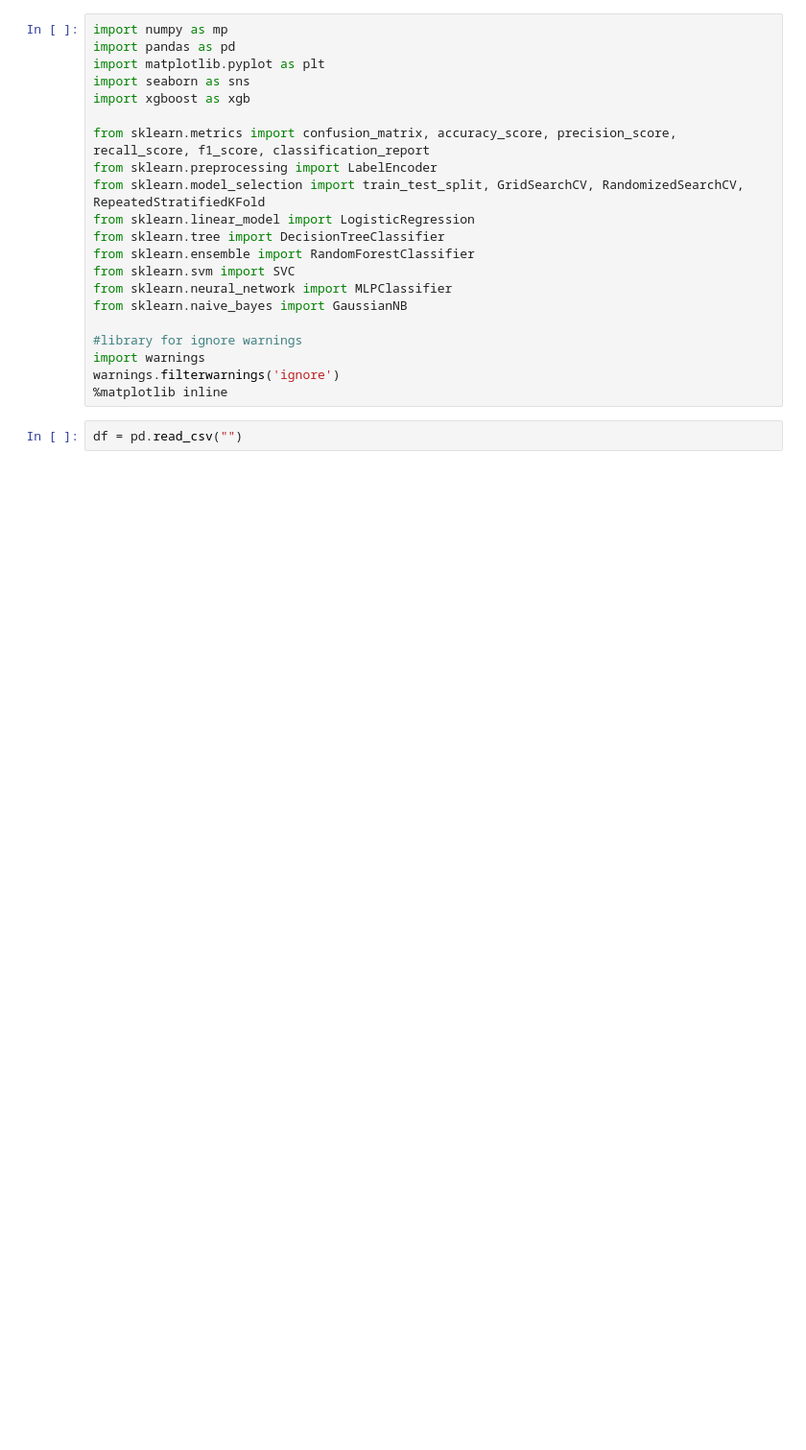
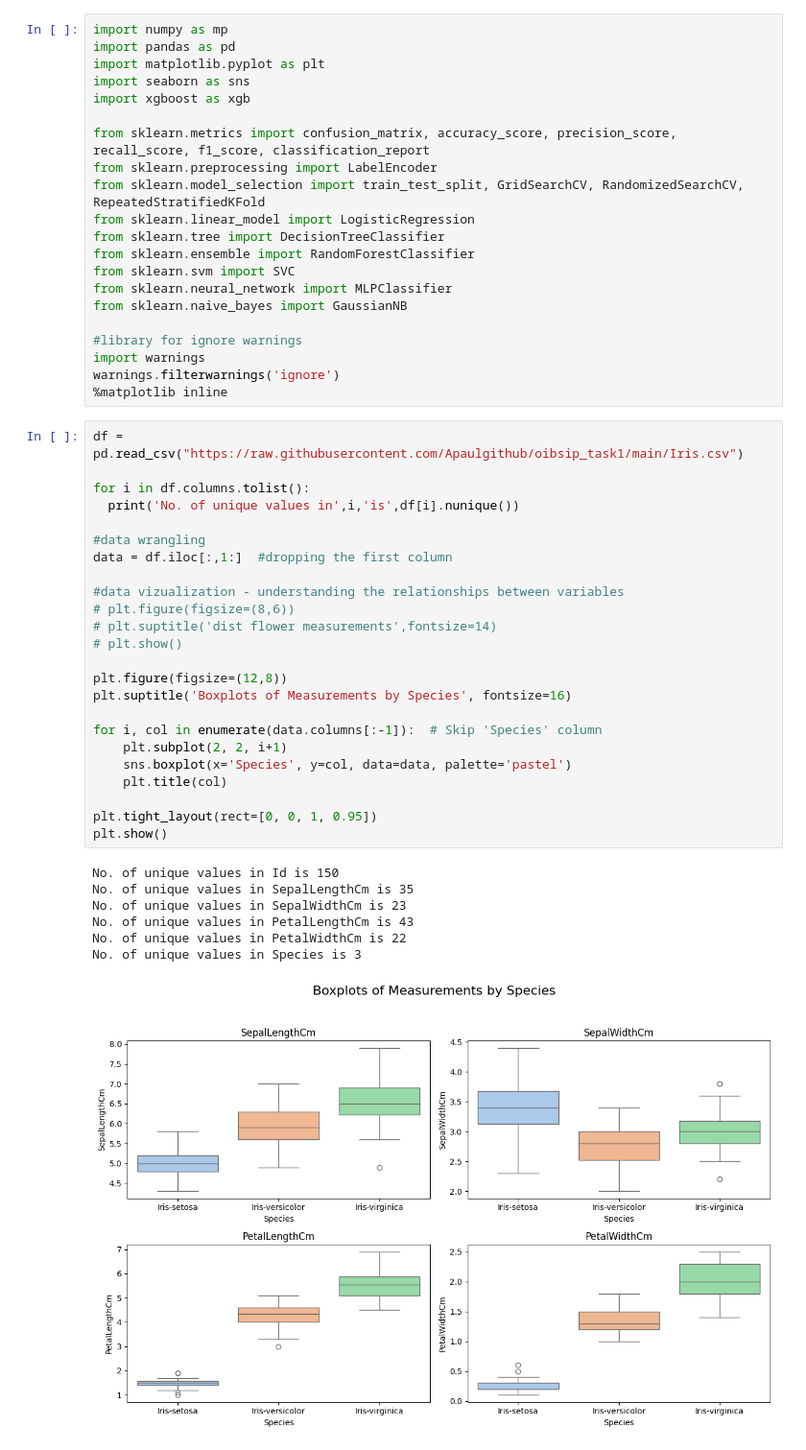
Before and after one commit to RPUNIBO/IrisFlowerClassification, a Jupyter notebook: main.ipynb, the cells around one changed output. Shown at 96% size. Saved outputs shown, nothing was run; the diff lists cells and outputs as text; blank space fills up the shorter version.

Commit message:
main file first commit

```diff
--- a/main.ipynb
+++ b/main.ipynb
@@ -21,5 +21,35 @@ from sklearn.naive_bayes import GaussianNB
 import warnings
 warnings.filterwarnings('ignore')
 %matplotlib inline
-# %%
-df = pd.read_csv("")
+# %%
+df = pd.read_csv("https://raw.githubusercontent.com/Apaulgithub/oibsip_task1/main/Iris.csv")
+
+for i in df.columns.tolist():
+  print('No. of unique values in',i,'is',df[i].nunique())
+
+#data wrangling
+data = df.iloc[:,1:]  #dropping the first column
+
+#data vizualization - understanding the relationships between variables
+# plt.figure(figsize=(8,6))
+# plt.suptitle('dist flower measurements',fontsize=14)
+# plt.show()
+
+plt.figure(figsize=(12,8))
+plt.suptitle('Boxplots of Measurements by Species', fontsize=16)
+
+for i, col in enumerate(data.columns[:-1]):  # Skip 'Species' column
+    plt.subplot(2, 2, i+1)
+    sns.boxplot(x='Species', y=col, data=data, palette='pastel')
+    plt.title(col)
+
+plt.tight_layout(rect=[0, 0, 1, 0.95])
+plt.show()
+# %% [output]
+No. of unique values in Id is 150
+No. of unique values in SepalLengthCm is 35
+No. of unique values in SepalWidthCm is 23
+No. of unique values in PetalLengthCm is 43
+No. of unique values in PetalWidthCm is 22
+No. of unique values in Species is 3
+[figure, added]
```
